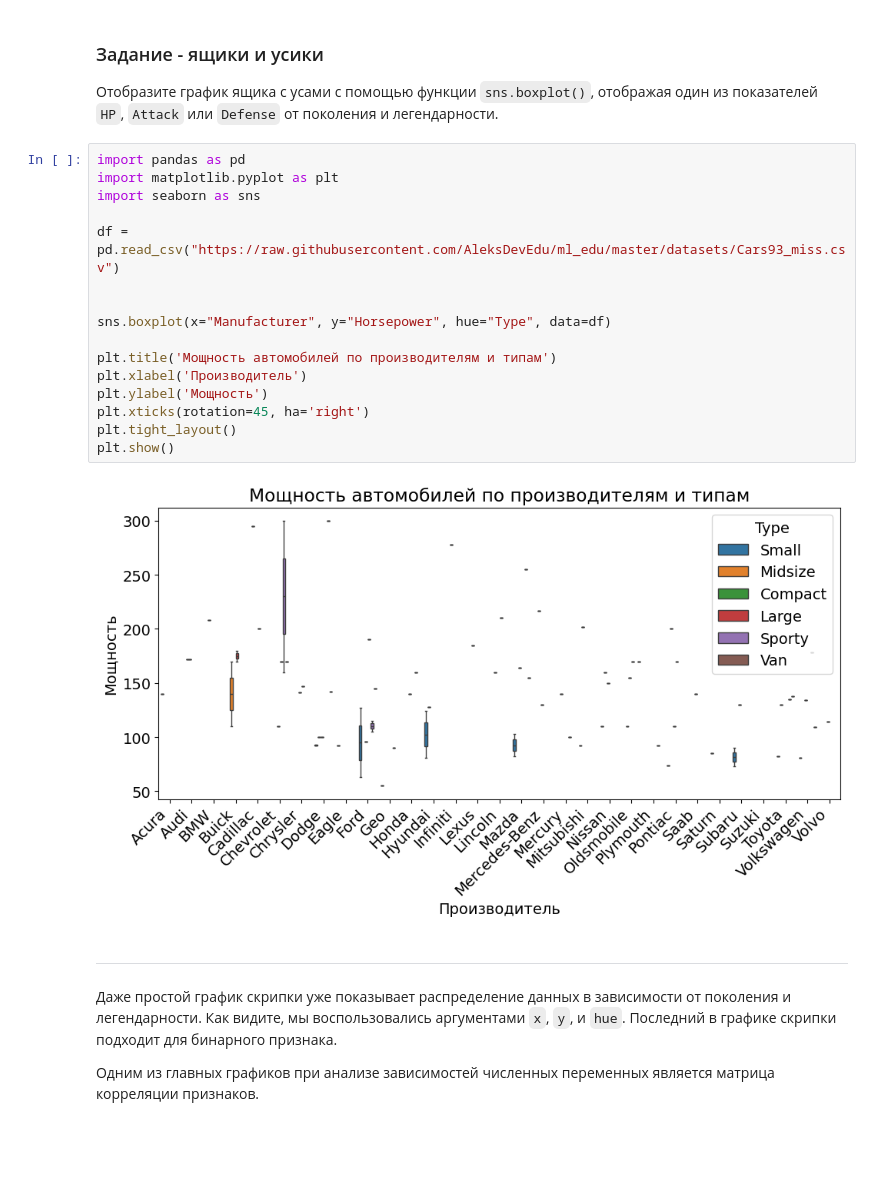
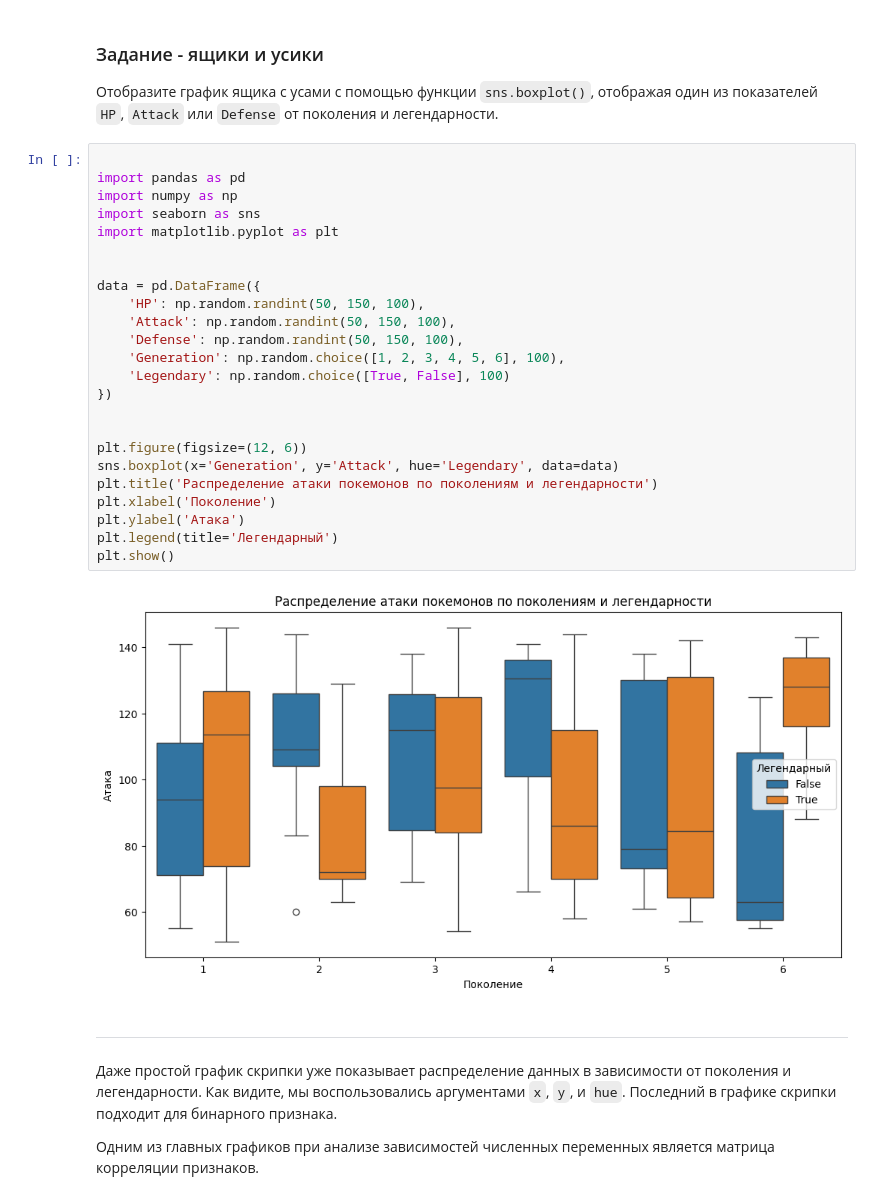
Before and after one commit to Ulugbek9403/ml_edu, a Jupyter notebook: notebooks/09_Seaborn.ipynb, the cells around one changed output. Drawn from its saved outputs; the diff is of its cells as text; blank space fills up the shorter version.

```diff
--- a/notebooks/09_Seaborn.ipynb
+++ b/notebooks/09_Seaborn.ipynb
@@ -253,24 +253,32 @@ plt.show()
 ### Задание - ящики и усики
 
 Отобразите график ящика с усами с помощью функции `sns.boxplot()`, отображая один из показателей `HP`, `Attack` или `Defense` от поколения и легендарности.
-# %%
-import pandas as pd
-import matplotlib.pyplot as plt
-import seaborn as sns
-
-df = pd.read_csv("https://raw.githubusercontent.com/AleksDevEdu/ml_edu/master/datasets/Cars93_miss.csv")
-
-
-sns.boxplot(x="Manufacturer", y="Horsepower", hue="Type", data=df)
-
-plt.title('Мощность автомобилей по производителям и типам')
-plt.xlabel('Производитель')
-plt.ylabel('Мощность')
-plt.xticks(rotation=45, ha='right')
-plt.tight_layout()
-plt.show()
-# %% [output]
-[figure, removed]
+# %%
+
+import pandas as pd
+import numpy as np
+import seaborn as sns
+import matplotlib.pyplot as plt
+
+
+data = pd.DataFrame({
+    'HP': np.random.randint(50, 150, 100),
+    'Attack': np.random.randint(50, 150, 100),
+    'Defense': np.random.randint(50, 150, 100),
+    'Generation': np.random.choice([1, 2, 3, 4, 5, 6], 100),
+    'Legendary': np.random.choice([True, False], 100)
+})
+
+
+plt.figure(figsize=(12, 6))
+sns.boxplot(x='Generation', y='Attack', hue='Legendary', data=data)
+plt.title('Распределение атаки покемонов по поколениям и легендарности')
+plt.xlabel('Поколение')
+plt.ylabel('Атака')
+plt.legend(title='Легендарный')
+plt.show()
+# %% [output]
+[figure, added]
 # %% [markdown]
 ---
 
```
Also changed, not shown: parts of 14 cells of this notebook.
